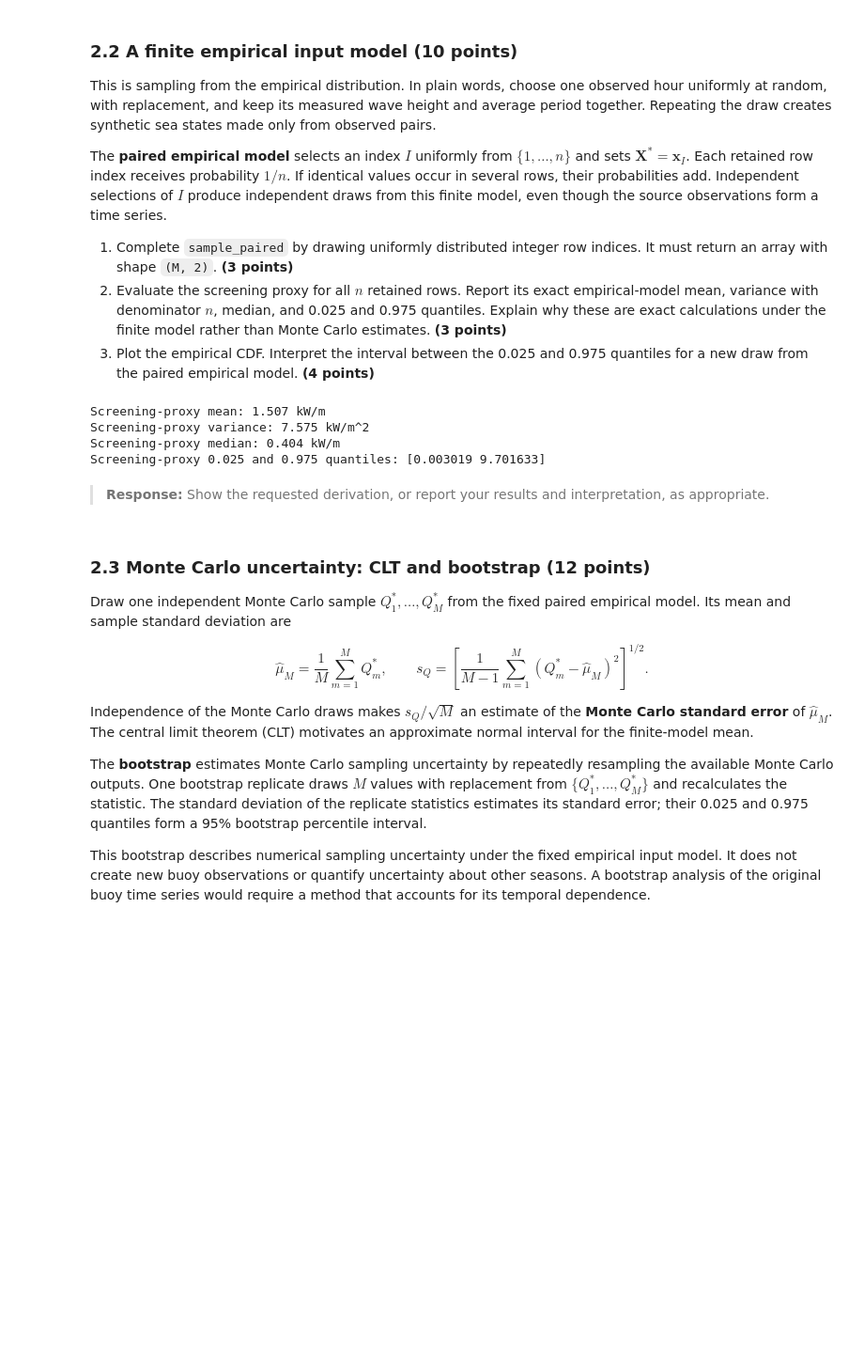
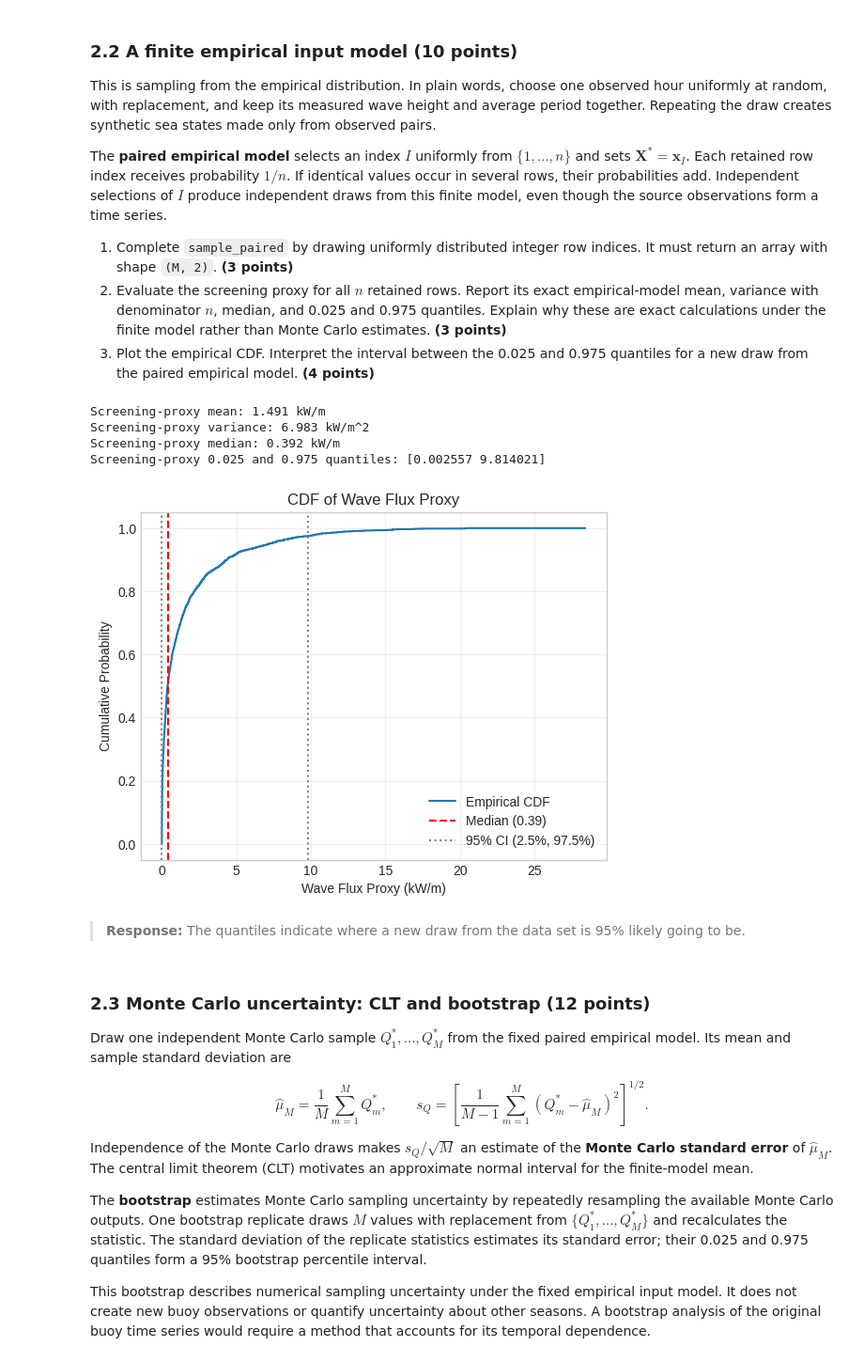
Before and after one commit to adamperkins-code/Machine_Learning, a Jupyter notebook: lecturebook/homework/homework-02.ipynb, the cells around one changed output. Shown at 94% size. Saved outputs shown, nothing was run; the diff lists cells and outputs as text; code cells hidden in the pictures; blank space fills up the shorter version.

```diff
--- a/lecturebook/homework/homework-02.ipynb
+++ b/lecturebook/homework/homework-02.ipynb
@@ -442,40 +442,55 @@ this finite model, even though the source observations form a time series.
 # %%
 def sample_paired(rng, M):
     """Draw complete observed rows from the paired empirical model.
 
     Arguments:
         rng -- NumPy random-number generator
         M -- number of rows to draw
 
     Returns:
         An array with shape (M, 2), with H_s and T_a kept paired.
     """
     indices = rng.integers(low=0,high=n,size=M)
     return sea_states[indices]
-rng = np.random.default_rng(seed=11)
+rng = np.random.default_rng(seed=10)
 sample = sample_paired(rng, n)
 WFP = wave_flux_proxy(sample)
 
 WFP_mean = np.mean(WFP)
 WFP_var = np.var(WFP, ddof=1)
 WFP_median = np.median(WFP)
 WFP_quantiles = np.quantile(WFP, [0.025, 0.975])
 print(f"Screening-proxy mean: {WFP_mean:.3f} kW/m")
 print(f"Screening-proxy variance: {WFP_var:.3f} kW/m^2")
 print(f"Screening-proxy median: {WFP_median:.3f} kW/m")
 print(f"Screening-proxy 0.025 and 0.975 quantiles: {WFP_quantiles}")
 
 #plotting
+wfp_sorted = np.sort(WFP)
+y_cdf = np.arange(1, len(wfp_sorted) + 1) / len(wfp_sorted)
 
 plt.figure()
-plt.
+plt.step(wfp_sorted, y_cdf, where='post', label='Empirical CDF')
+
+#quantile reference lines
+plt.axvline(WFP_median, color='r', linestyle='--', label=f'Median ({WFP_median:.2f})')
+plt.axvline(WFP_quantiles[0], color='gray', linestyle=':', label='95% CI (2.5%, 97.5%)')
+plt.axvline(WFP_quantiles[1], color='gray', linestyle=':')
+
+plt.xlabel('Wave Flux Proxy (kW/m)')
+plt.ylabel('Cumulative Probability')
+plt.title('CDF of Wave Flux Proxy')
+plt.grid(True, alpha=0.3)
+plt.legend()
+plt.show()
 # %% [output]
-Screening-proxy mean: 1.507 kW/m
-Screening-proxy variance: 7.575 kW/m^2
-Screening-proxy median: 0.404 kW/m
-Screening-proxy 0.025 and 0.975 quantiles: [0.003019 9.701633]
+Screening-proxy mean: 1.491 kW/m
+Screening-proxy variance: 6.983 kW/m^2
+Screening-proxy median: 0.392 kW/m
+Screening-proxy 0.025 and 0.975 quantiles: [0.002557 9.814021]
+[figure, added]
-# %% [markdown]
-> **Response:** Show the requested derivation, or report your results and interpretation, as appropriate.
+# %% [markdown]
+> **Response:** The quantiles indicate where a new draw from the data set is 95% likely going to be.
 # %% [markdown]
 ### 2.3 Monte Carlo uncertainty: CLT and bootstrap (12 points)
 
```
